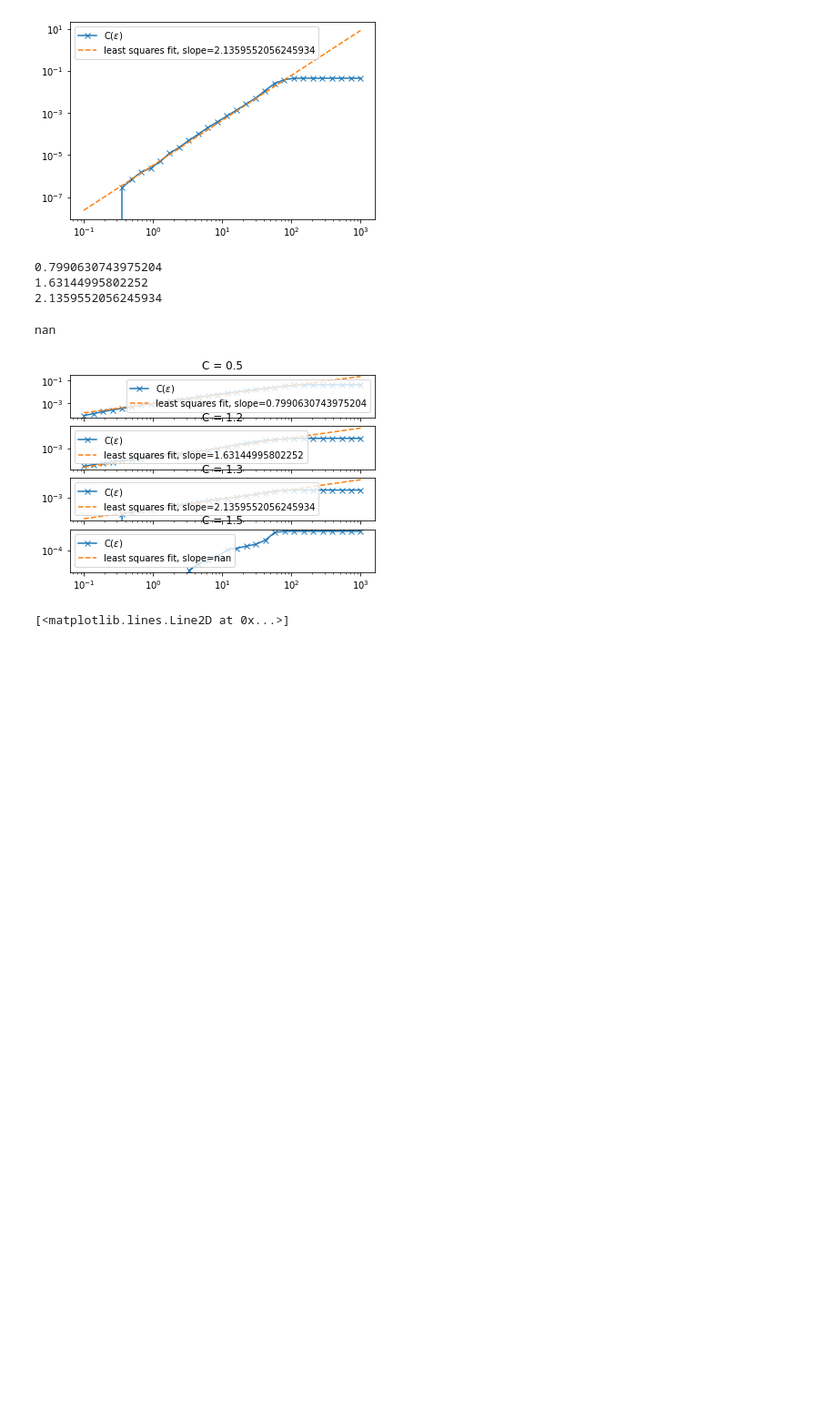
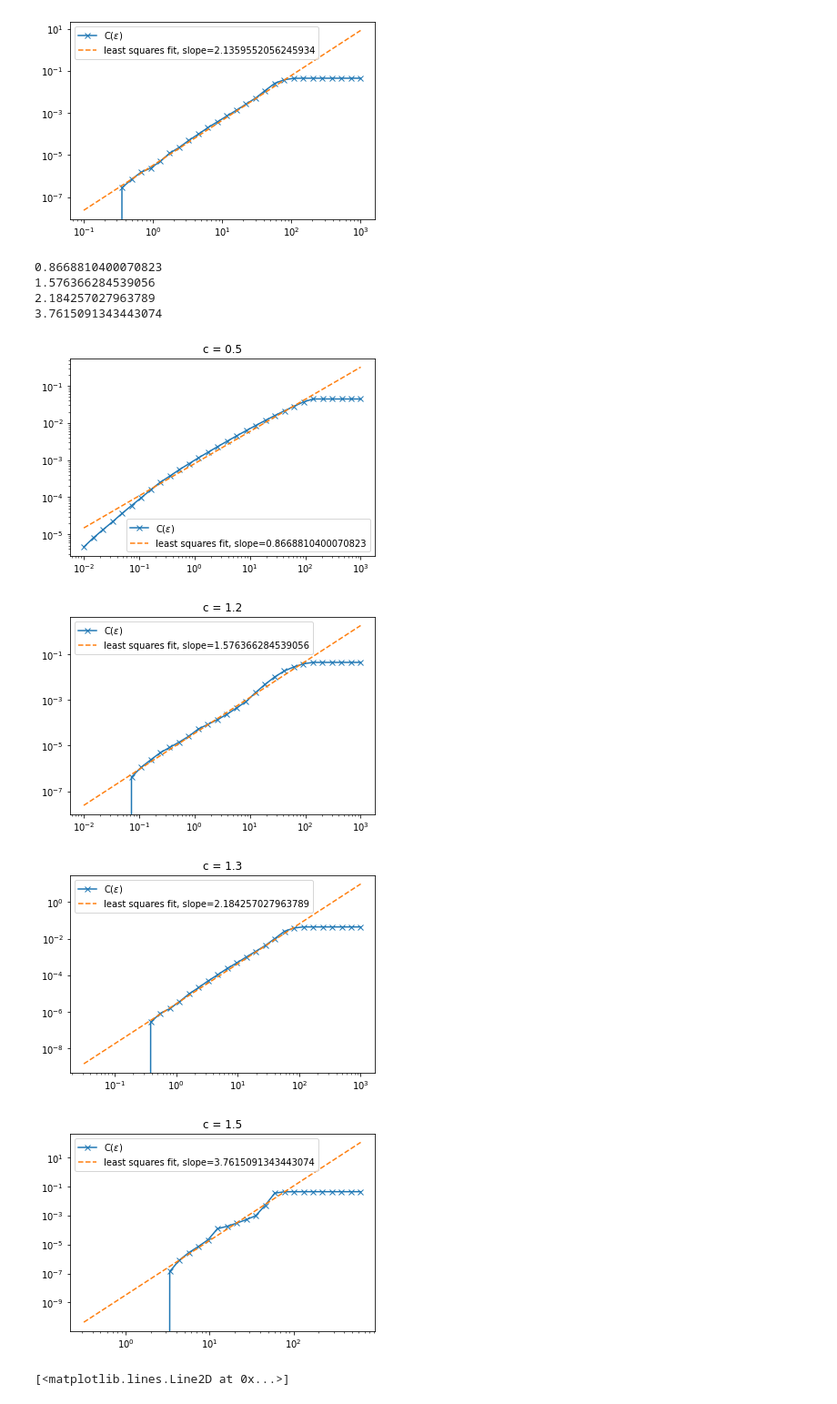
Before and after one commit to Philament1/SciComp-Coursework, a Jupyter notebook: Project 3/q3.ipynb, the cells around one changed output. Shown: that part at 91% size. Drawn from its saved outputs; the diff is of its cells as text; code cells hidden in the pictures; blank space fills up the shorter version.

```diff
--- a/Project 3/q3.ipynb
+++ b/Project 3/q3.ipynb
@@ -160,31 +160,55 @@ plt.legend()
 2.1359552056245934
 <matplotlib.legend.Legend at 0x...>
 [figure]
-# %%
-c_num = len(c_vals)
-fig, ax = plt.subplots(c_num, 1)
-
-for i in range(c_num):
-    D = scipy.spatial.distance.pdist(u_list[i][:,100:-99])
-    eps = np.logspace(-1, 3, 30)
-    C = np.array([D[D < ep].size*2/(m*(m-1)) for ep in eps])
-
-    ax[i].loglog(eps, C, marker = 'x', label=r'C($\epsilon$)')
-
-    eps_fit = np.logspace(0, 2, 20)
-    C_fit = np.array([D[D < ep].size*2/(n*(n-1)) for ep in eps_fit])
-    d, p_corr = np.polyfit(np.log(eps_fit), np.log(C_fit), 1)
-    print(d)
-
-    ax[i].loglog(eps, np.exp(p_corr)*(eps**d), linestyle='--', label=f'least squares fit, slope={d}')
-    ax[i].set_title(f'C = {c_vals[i]}')
-    ax[i].legend()
-# %% [output]
-0.7990630743975204
-1.63144995802252
-2.1359552056245934
-nan
-[figure, removed]
+# %%
+def corr_dim(u, c, logeps_min, logeps_max):
+    D = scipy.spatial.distance.pdist(u[:,100:-99])
+    eps = np.logspace(logeps_min-1, logeps_max+1, 30)
+    C = np.array([D[D < ep].size*2/(m*(m-1)) for ep in eps])
+
+    plt.figure()
+    plt.loglog(eps, C, marker = 'x', label=r'C($\epsilon$)')
+
+    eps_fit = np.logspace(logeps_min, logeps_max, 20)
+    C_fit = np.array([D[D < ep].size*2/(n*(n-1)) for ep in eps_fit])
+    d, p_corr = np.polyfit(np.log(eps_fit), np.log(C_fit), 1)
+    print(d)
+
+    plt.loglog(eps, np.exp(p_corr)*(eps**d), linestyle='--', label=f'least squares fit, slope={d}')
+    plt.title(f'c = {c}')
+    plt.legend()
+
+c_num = len(c_vals)
+logeps_min_vals = [-1, -1, -0.5, 0.5]
+logeps_max_vals = [2, 2, 2, 1.8]
+
+for i in range(c_num):
+    corr_dim(u_list[i], c_vals[i], logeps_min_vals[i], logeps_max_vals[i])
+
+#     D = scipy.spatial.distance.pdist(u_list[i][:,100:-99])
+#     eps = np.logspace(-1, 3, 30)
+#     C = np.array([D[D < ep].size*2/(m*(m-1)) for ep in eps])
+
+#     plt.figure()
+#     plt.loglog(eps, C, marker = 'x', label=r'C($\epsilon$)')
+
+#     eps_fit = np.logspace(0, 2, 20)
+#     C_fit = np.array([D[D < ep].size*2/(n*(n-1)) for ep in eps_fit])
+#     d, p_corr = np.polyfit(np.log(eps_fit), np.log(C_fit), 1)
+#     print(d)
+
+#     plt.loglog(eps, np.exp(p_corr)*(eps**d), linestyle='--', label=f'least squares fit, slope={d}')
+#     plt.title(f'C = {c_vals[i]}')
+#     plt.legend()
+# %% [output]
+0.8668810400070823
+1.576366284539056
+2.184257027963789
+3.7615091343443074
+[figure, added]
+[figure, added]
+[figure, added]
+[figure, added]
 # %%
 #  Finding max
 
```
Also changed, not shown: parts of 2 cells of this notebook, 3 other files.
